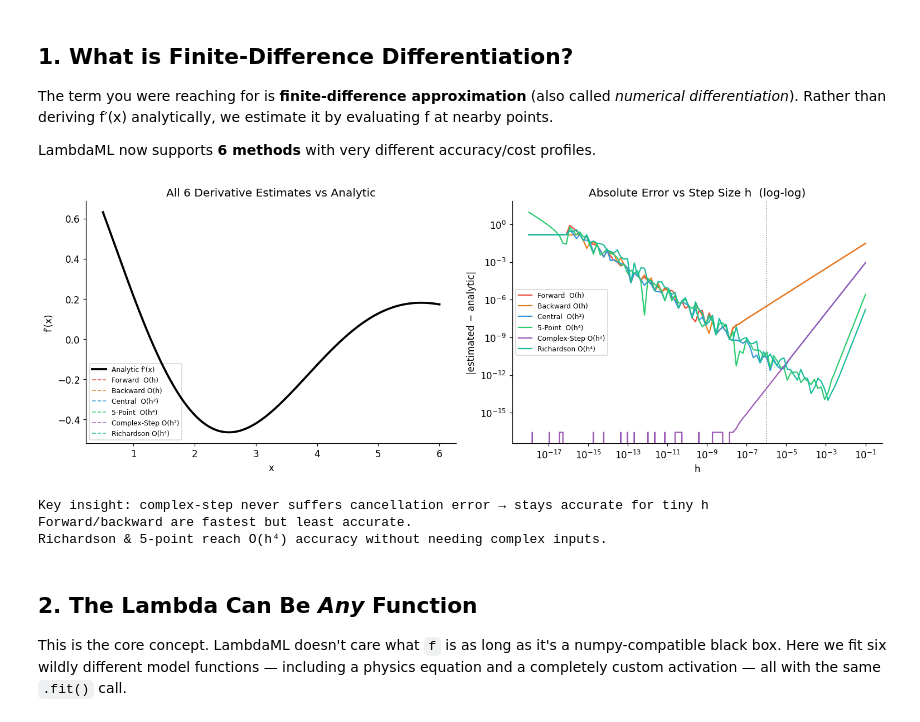
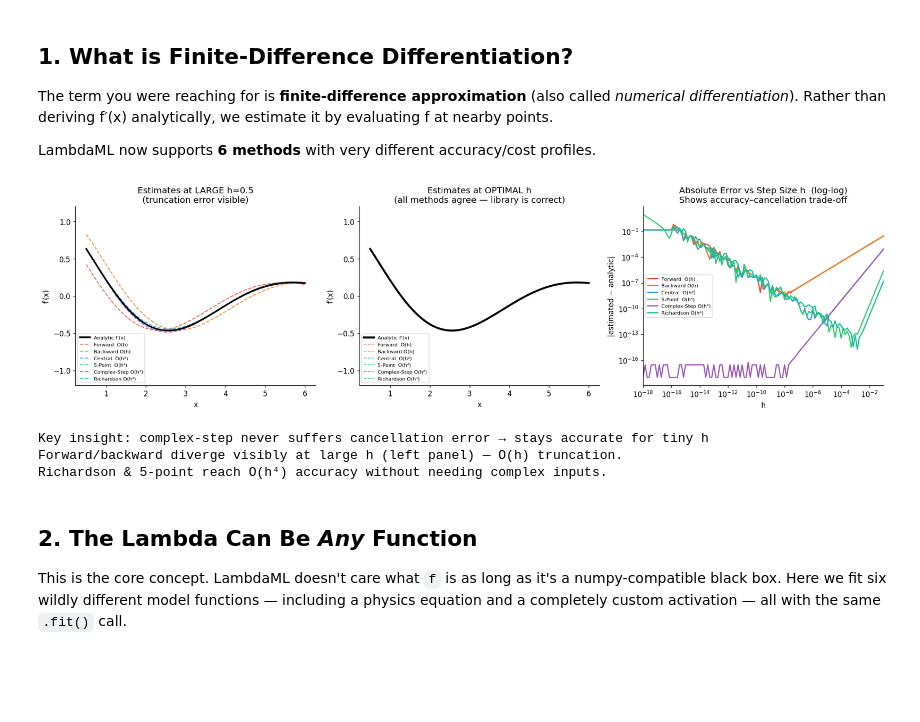
Before and after one commit to ianchute/LambdaML, a Jupyter notebook: LambdaML_Showcase.ipynb, the cells around one changed output. Drawn from its saved outputs; the diff is of its cells as text; code cells hidden in the pictures; blank space fills up the shorter version.

```diff
--- a/LambdaML_Showcase.ipynb
+++ b/LambdaML_Showcase.ipynb
@@ -74,52 +74,65 @@ methods = {
     "Richardson O(h⁴)":   DiffMethod.RICHARDSON,
 }
 colors = ['#e74c3c','#e67e22','#3498db','#2ecc71','#9b59b6','#1abc9c']
 
-fig, axes = plt.subplots(1, 2, figsize=(14, 5))
+fig, axes = plt.subplots(1, 3, figsize=(18, 5))
 
-# Left: all estimates vs analytic
+# Left: estimates at a BAD (large) h where Forward/Backward visibly diverge
 ax = axes[0]
+h_bad = 0.5   # deliberately too large — truncation error will be obvious
 ax.plot(x_vals, analytic, 'k-', lw=2.5, label="Analytic f'(x)", zorder=10)
+for (label, method), color in zip(methods.items(), colors):
+    numerical = np.array([NumericalDiff.differentiate(f_true, x, method=method, h=h_bad)
+                          for x in x_vals])
+    ax.plot(x_vals, numerical, '--', color=color, lw=1.4, alpha=0.85, label=label)
+ax.set_title(f"Estimates at LARGE h={h_bad}\n(truncation error visible)")
+ax.set_xlabel("x"); ax.set_ylabel("f′(x)")
+ax.legend(fontsize=7.5, loc='lower left')
+ax.set_ylim(-1.2, 1.2)
+
+# Middle: estimates at optimal h — all should overlap analytic
+ax = axes[1]
+ax.plot(x_vals, analytic, 'k-', lw=3, label="Analytic f'(x)", zorder=10)
 for (label, method), color in zip(methods.items(), colors):
     numerical = np.array([NumericalDiff.differentiate(f_true, x, method=method)
                           for x in x_vals])
-    ax.plot(x_vals, numerical, '--', color=color, lw=1.2, alpha=0.8, label=label)
+    ax.plot(x_vals, numerical, '--', color=color, lw=1.2, alpha=0.75, label=label)
+ax.set_title("Estimates at OPTIMAL h\n(all methods agree — library is correct)")
+ax.set_xlabel("x"); ax.set_ylabel("f′(x)")
+ax.legend(fontsize=7.5, loc='lower left')
+ax.set_ylim(-1.2, 1.2)
 
-ax.set_title("All 6 Derivative Estimates vs Analytic")
-ax.set_xlabel("x"); ax.set_ylabel("f′(x)")
-ax.legend(fontsize=8, loc='lower left')
-
-# Right: absolute error at x = 1.5 over a range of h values
-ax2 = axes[1]
-h_vals = np.logspace(-18, -1, 100)
+# Right: absolute error vs h (log-log) — the definitive comparison
+ax2 = axes[2]
+h_vals = np.logspace(-18, -1, 120)
 x0 = 1.5
 true_val = f_prime_true(x0)
 
 for (label, method), color in zip(methods.items(), colors):
     errors = []
     for h in h_vals:
         try:
             est = NumericalDiff.differentiate(f_true, x0, method=method, h=h)
-            errors.append(abs(est - true_val))
+            errors.append(abs(est - true_val) + 1e-18)   # floor to avoid log(0)
         except:
             errors.append(np.nan)
-    ax2.loglog(h_vals, errors, color=color, lw=1.5, label=label)
+    ax2.loglog(h_vals, errors, color=color, lw=1.8, label=label)
 
-ax2.set_title("Absolute Error vs Step Size h  (log-log)")
+ax2.set_title("Absolute Error vs Step Size h  (log-log)\nShows accuracy–cancellation trade-off")
 ax2.set_xlabel("h"); ax2.set_ylabel("|estimated − analytic|")
-ax2.legend(fontsize=8)
-ax2.axvline(1e-6, color='gray', ls=':', lw=1, label='float64 optimal h')
+ax2.legend(fontsize=7.5)
+ax2.set_xlim(1e-18, 1e-1)
 
 plt.tight_layout()
 plt.savefig('fig_derivative_methods.png', bbox_inches='tight')
 plt.show()
 print("Key insight: complex-step never suffers cancellation error → stays accurate for tiny h")
-print("Forward/backward are fastest but least accurate.")
+print("Forward/backward diverge visibly at large h (left panel) — O(h) truncation.")
 print("Richardson & 5-point reach O(h⁴) accuracy without needing complex inputs.")
 # %% [output]
-[figure, old version]
+[figure, new version]
 Key insight: complex-step never suffers cancellation error → stays accurate for tiny h
-Forward/backward are fastest but least accurate.
+Forward/backward diverge visibly at large h (left panel) — O(h) truncation.
 Richardson & 5-point reach O(h⁴) accuracy without needing complex inputs.
 # %% [markdown]
 ## 2. The Lambda Can Be *Any* Function
```
Also changed, not shown: parts of 7 cells of this notebook, 9 other files.
